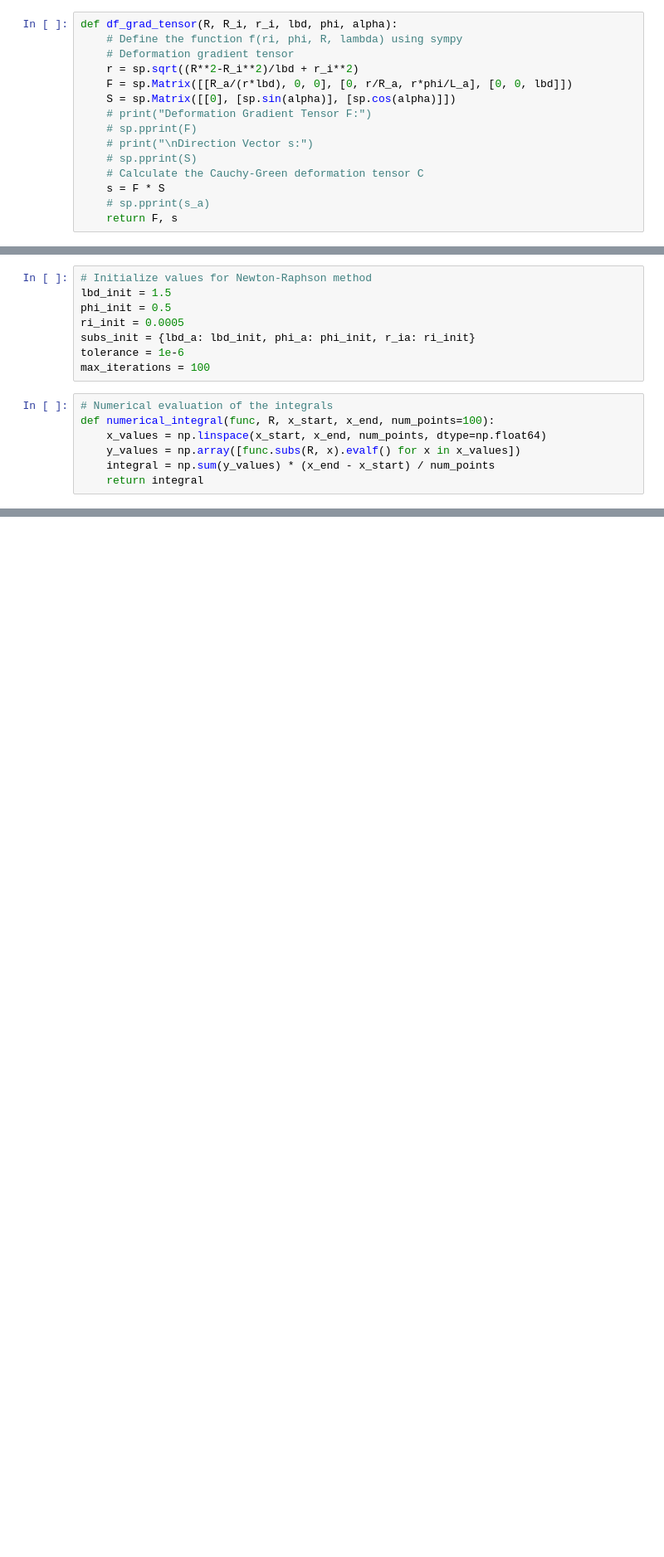
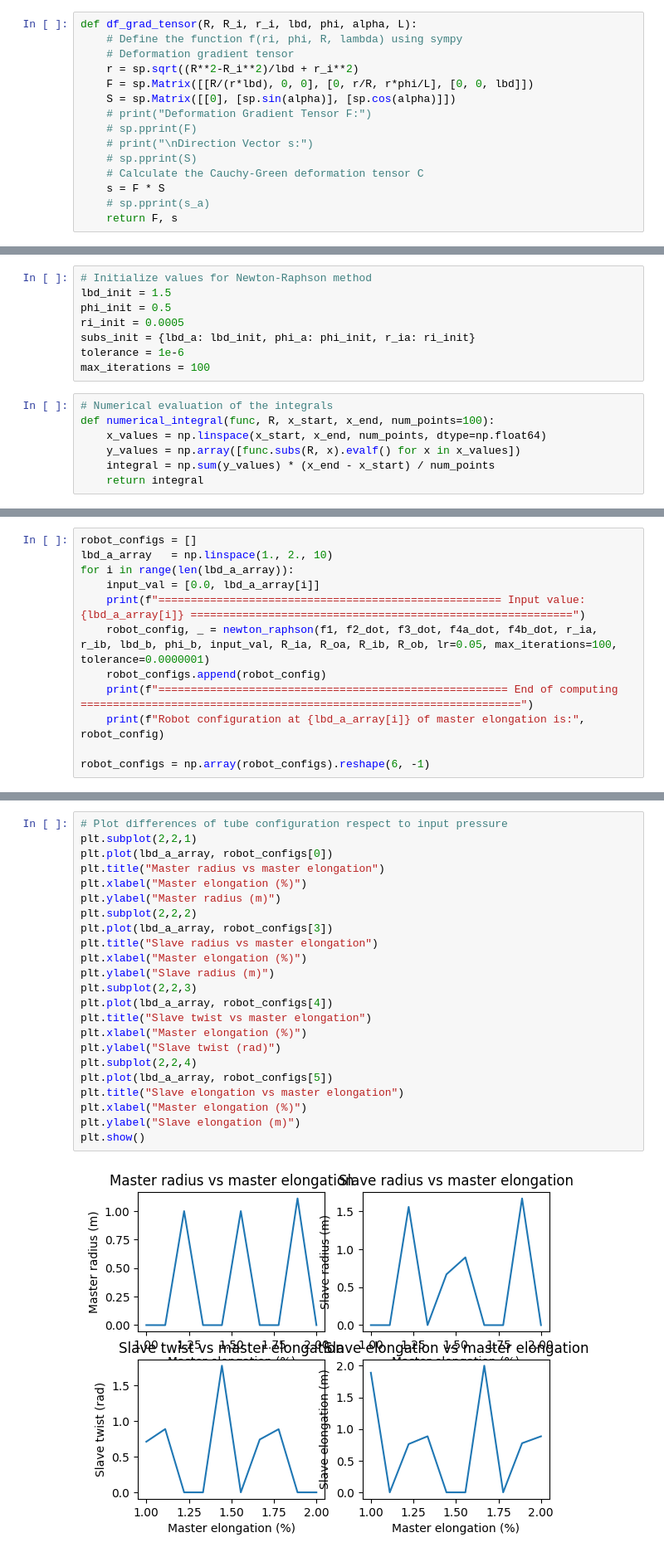
Before and after one commit to AnTong123-hue/Nonlinear-Modelling, a Jupyter notebook: SFSA_modeling.ipynb, the cells around one changed output, grey strips where cells are left out. Shown at 83% size. Drawn from its saved outputs; the diff is of its cells as text; blank space fills up the shorter version.

Commit message:
Fixed nan solution because of bad initialized value

```diff
--- a/SFSA_modeling.ipynb
+++ b/SFSA_modeling.ipynb
@@ -35,11 +35,11 @@ mu_1b   = 235680
 mu_2b   = 8500000
 alpha_b = 1.44
 # %%
-def df_grad_tensor(R, R_i, r_i, lbd, phi, alpha):
+def df_grad_tensor(R, R_i, r_i, lbd, phi, alpha, L):
     # Define the function f(ri, phi, R, lambda) using sympy
     # Deformation gradient tensor
     r = sp.sqrt((R**2-R_i**2)/lbd + r_i**2)
-    F = sp.Matrix([[R_a/(r*lbd), 0, 0], [0, r/R_a, r*phi/L_a], [0, 0, lbd]])
+    F = sp.Matrix([[R/(r*lbd), 0, 0], [0, r/R, r*phi/L], [0, 0, lbd]])
     S = sp.Matrix([[0], [sp.sin(alpha)], [sp.cos(alpha)]])
     # print("Deformation Gradient Tensor F:")
     # sp.pprint(F)
@@ -288,0 +338,12 @@ plt.show()
+# %%
+robot_configs = []
+lbd_a_array   = np.linspace(1., 2., 10)
+for i in range(len(lbd_a_array)):
+    input_val = [0.0, lbd_a_array[i]]
+    print(f"===================================================== Input value: {lbd_a_array[i]} ===========================================================")
+    robot_config, _ = newton_raphson(f1, f2_dot, f3_dot, f4a_dot, f4b_dot, r_ia, r_ib, lbd_b, phi_b, input_val, R_ia, R_oa, R_ib, R_ob, lr=0.05, max_iterations=100, tolerance=0.0000001)
+    robot_configs.append(robot_config)
+    print(f"====================================================== End of computing ====================================================================")
+    print(f"Robot configuration at {lbd_a_array[i]} of master elongation is:", robot_config)
+
+robot_configs = np.array(robot_configs).reshape(6, -1)
@@ -288,0 +368,25 @@ plt.show()
+# %%
+# Plot differences of tube configuration respect to input pressure
+plt.subplot(2,2,1)
+plt.plot(lbd_a_array, robot_configs[0])
+plt.title("Master radius vs master elongation")
+plt.xlabel("Master elongation (%)")
+plt.ylabel("Master radius (m)")
+plt.subplot(2,2,2)
+plt.plot(lbd_a_array, robot_configs[3])
+plt.title("Slave radius vs master elongation")
+plt.xlabel("Master elongation (%)")
+plt.ylabel("Slave radius (m)")
+plt.subplot(2,2,3)
+plt.plot(lbd_a_array, robot_configs[4])
+plt.title("Slave twist vs master elongation")
+plt.xlabel("Master elongation (%)")
+plt.ylabel("Slave twist (rad)")
+plt.subplot(2,2,4)
+plt.plot(lbd_a_array, robot_configs[5])
+plt.title("Slave elongation vs master elongation")
+plt.xlabel("Master elongation (%)")
+plt.ylabel("Slave elongation (m)")
+plt.show()
+# %% [output]
+[figure, added]
```
Also changed, not shown: parts of 10 cells of this notebook.
